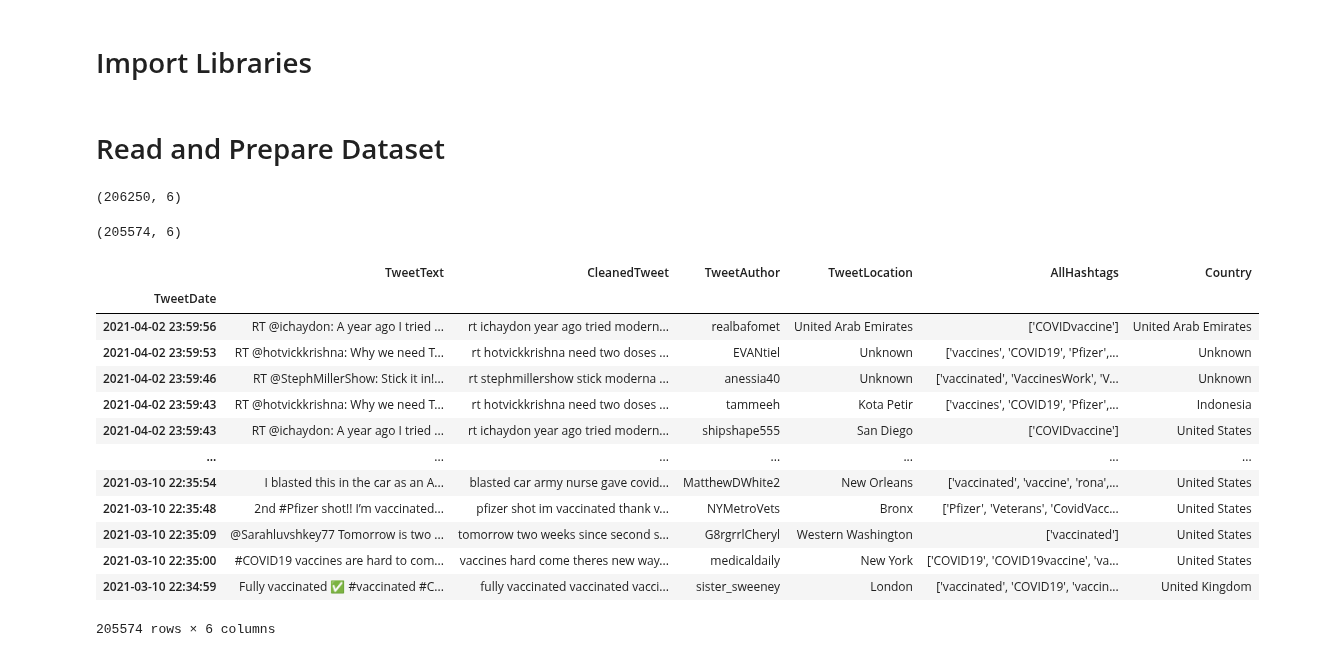
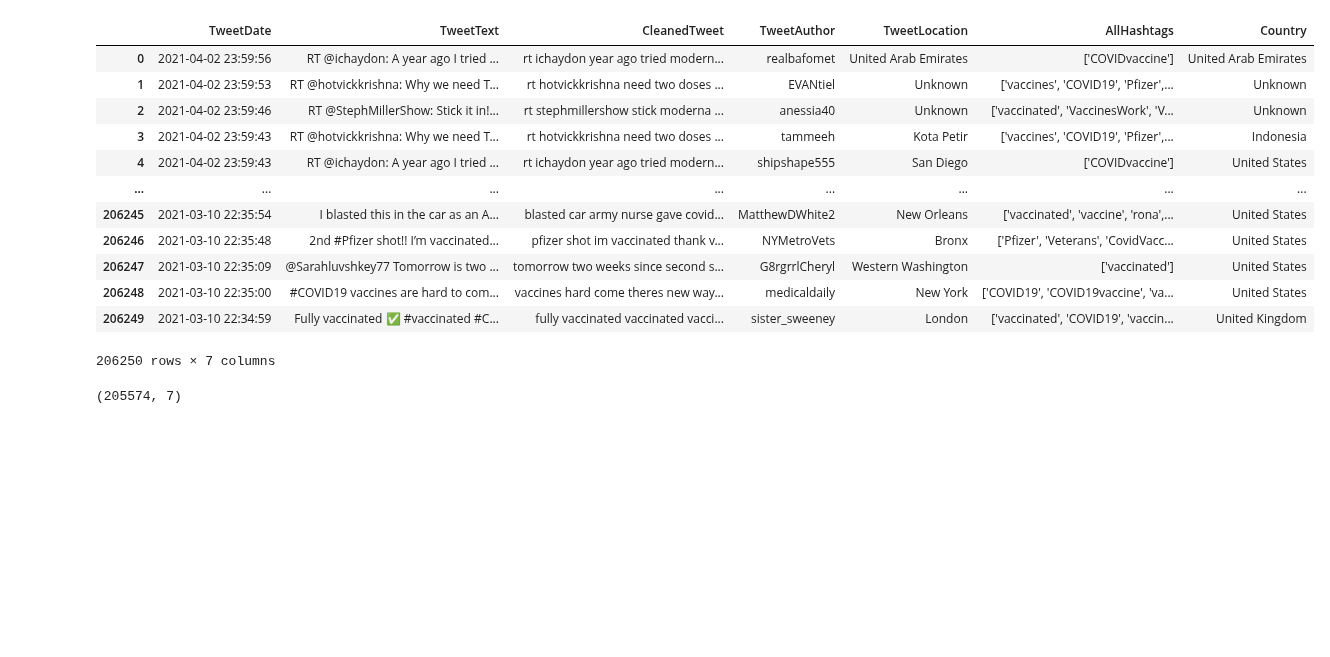
Before and after one commit to Nagmashaik123/Section203-Group06, a Jupyter notebook: Vacc_Brands_Reactions.ipynb, the cells around one changed output. Saved outputs shown, nothing was run; the diff lists cells and outputs as text; code cells hidden in the pictures; blank space fills up the shorter version.

```diff
--- a/Vacc_Brands_Reactions.ipynb
+++ b/Vacc_Brands_Reactions.ipynb
@@ -1,4 +1,2 @@
 # %% [markdown]
 <a href="https://colab.research.google.com/github/Nagmashaik123/Section203-Group06/blob/main/Vacc_Brands_Reactions.ipynb" target="_parent"><img src="https://colab.research.google.com/assets/colab-badge.svg" alt="Open In Colab"/></a>
-# %% [markdown]
-# Import Libraries
@@ -23,29 +3,24 @@ warnings.filterwarnings('ignore')
-# %% [markdown]
-# Read and Prepare Dataset
-# %%
-dataset = pd.read_csv("ProcessedCovidVaccineReact.csv", index_col=0)
-dataset.shape
-# %% [output]
-(206250, 6)
+# %%
+import pandas as pd
+df=pd.read_csv(r"ProcessedCovidVaccineReact.csv")
+df
+# %% [output]
+|  | TweetDate | TweetText | CleanedTweet | TweetAuthor | TweetLocation | AllHashtags | Country |
+| 0 | 2021-04-02 23:59:56 | RT @ichaydon: A year ago I tried ... | rt ichaydon year ago tried modern... | realbafomet | United Arab Emirates | ['COVIDvaccine'] | United Arab Emirates |
+| 1 | 2021-04-02 23:59:53 | RT @hotvickkrishna: Why we need T... | rt hotvickkrishna need two doses ... | EVANtiel | Unknown | ['vaccines', 'COVID19', 'Pfizer',... | Unknown |
+| 2 | 2021-04-02 23:59:46 | RT @StephMillerShow: Stick it in!... | rt stephmillershow stick moderna ... | anessia40 | Unknown | ['vaccinated', 'VaccinesWork', 'V... | Unknown |
+| 3 | 2021-04-02 23:59:43 | RT @hotvickkrishna: Why we need T... | rt hotvickkrishna need two doses ... | tammeeh | Kota Petir | ['vaccines', 'COVID19', 'Pfizer',... | Indonesia |
+| 4 | 2021-04-02 23:59:43 | RT @ichaydon: A year ago I tried ... | rt ichaydon year ago tried modern... | shipshape555 | San Diego | ['COVIDvaccine'] | United States |
+| ... | ... | ... | ... | ... | ... | ... | ... |
+| 206245 | 2021-03-10 22:35:54 | I blasted this in the car as an A... | blasted car army nurse gave covid... | MatthewDWhite2 | New Orleans | ['vaccinated', 'vaccine', 'rona',... | United States |
+| 206246 | 2021-03-10 22:35:48 | 2nd #Pfizer shot!! I’m vaccinated... | pfizer shot im vaccinated thank v... | NYMetroVets | Bronx | ['Pfizer', 'Veterans', 'CovidVacc... | United States |
+| 206247 | 2021-03-10 22:35:09 | @Sarahluvshkey77 Tomorrow is two ... | tomorrow two weeks since second s... | G8rgrrlCheryl | Western Washington | ['vaccinated'] | United States |
+| 206248 | 2021-03-10 22:35:00 | #COVID19 vaccines are hard to com... | vaccines hard come theres new way... | medicaldaily | New York | ['COVID19', 'COVID19vaccine', 'va... | United States |
+| 206249 | 2021-03-10 22:34:59 | Fully vaccinated ✅ #vaccinated #C... | fully vaccinated vaccinated vacci... | sister_sweeney | London | ['vaccinated', 'COVID19', 'vaccin... | United Kingdom |
+206250 rows × 7 columns
 # %%
-dataset = dataset.dropna() # drop null values
+df.shape
+dataset = df.dropna() # drop null values
 dataset.shape
 # %% [output]
-(205574, 6)
+(205574, 7)
-# %%
-dataset
-# %% [output]
-|  | TweetText | CleanedTweet | TweetAuthor | TweetLocation | AllHashtags | Country |
-| TweetDate |  |  |  |  |  |  |
-| 2021-04-02 23:59:56 | RT @ichaydon: A year ago I tried ... | rt ichaydon year ago tried modern... | realbafomet | United Arab Emirates | ['COVIDvaccine'] | United Arab Emirates |
-| 2021-04-02 23:59:53 | RT @hotvickkrishna: Why we need T... | rt hotvickkrishna need two doses ... | EVANtiel | Unknown | ['vaccines', 'COVID19', 'Pfizer',... | Unknown |
-| 2021-04-02 23:59:46 | RT @StephMillerShow: Stick it in!... | rt stephmillershow stick moderna ... | anessia40 | Unknown | ['vaccinated', 'VaccinesWork', 'V... | Unknown |
-| 2021-04-02 23:59:43 | RT @hotvickkrishna: Why we need T... | rt hotvickkrishna need two doses ... | tammeeh | Kota Petir | ['vaccines', 'COVID19', 'Pfizer',... | Indonesia |
-| 2021-04-02 23:59:43 | RT @ichaydon: A year ago I tried ... | rt ichaydon year ago tried modern... | shipshape555 | San Diego | ['COVIDvaccine'] | United States |
-| ... | ... | ... | ... | ... | ... | ... |
-| 2021-03-10 22:35:54 | I blasted this in the car as an A... | blasted car army nurse gave covid... | MatthewDWhite2 | New Orleans | ['vaccinated', 'vaccine', 'rona',... | United States |
-| 2021-03-10 22:35:48 | 2nd #Pfizer shot!! I’m vaccinated... | pfizer shot im vaccinated thank v... | NYMetroVets | Bronx | ['Pfizer', 'Veterans', 'CovidVacc... | United States |
-| 2021-03-10 22:35:09 | @Sarahluvshkey77 Tomorrow is two ... | tomorrow two weeks since second s... | G8rgrrlCheryl | Western Washington | ['vaccinated'] | United States |
-| 2021-03-10 22:35:00 | #COVID19 vaccines are hard to com... | vaccines hard come theres new way... | medicaldaily | New York | ['COVID19', 'COVID19vaccine', 'va... | United States |
-| 2021-03-10 22:34:59 | Fully vaccinated ✅ #vaccinated #C... | fully vaccinated vaccinated vacci... | sister_sweeney | London | ['vaccinated', 'COVID19', 'vaccin... | United Kingdom |
-205574 rows × 6 columns
```
Also changed, not shown: parts of 37 cells of this notebook.
